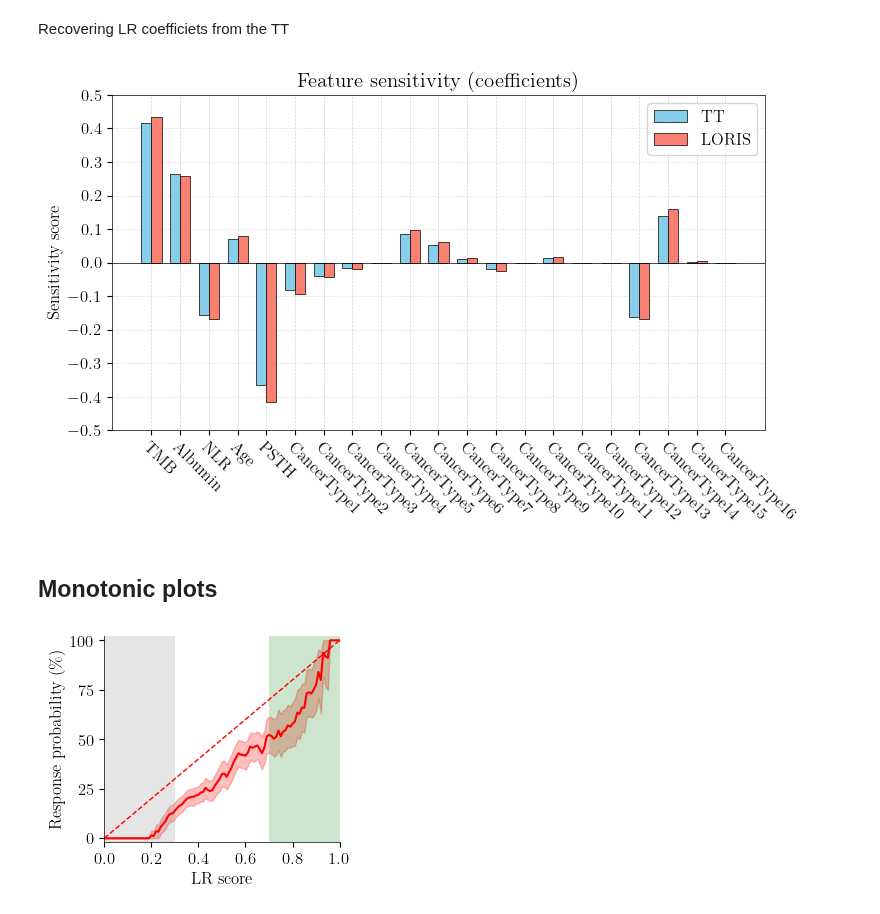
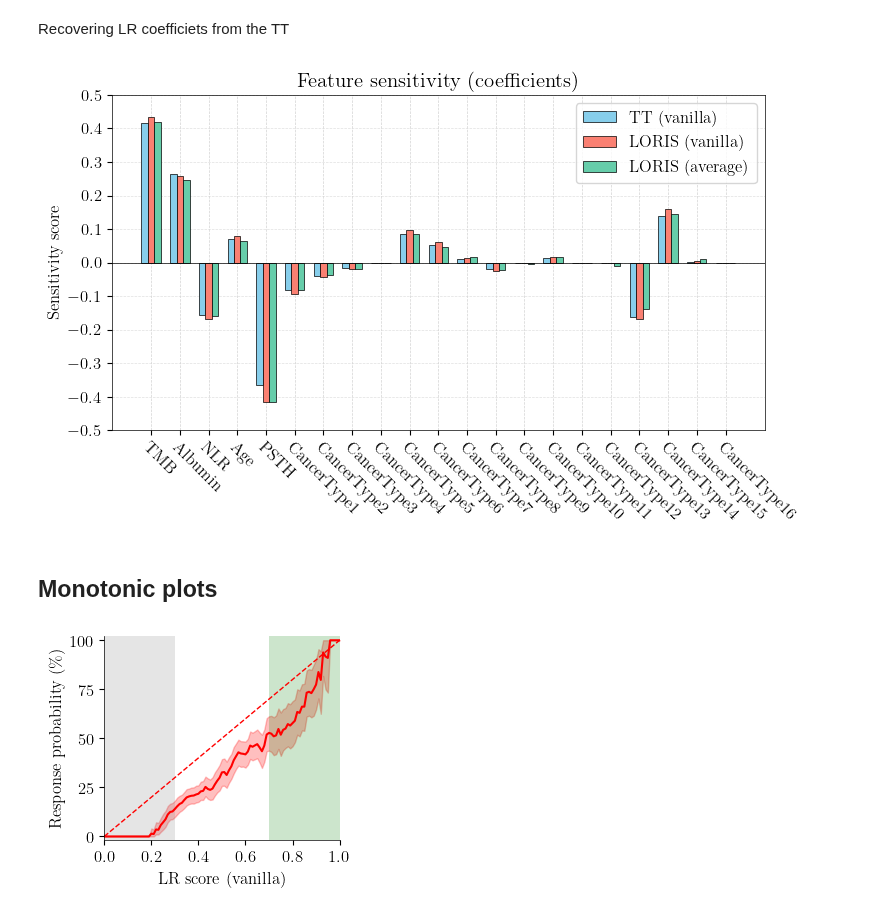
Before and after one commit to joserapa98/tns4loris, a Jupyter notebook: interpretability/interpretability.ipynb, the cells around one changed output. Saved outputs shown, nothing was run; the diff lists cells and outputs as text; code cells hidden in the pictures.

```diff
--- a/interpretability/interpretability.ipynb
+++ b/interpretability/interpretability.ipynb
@@ -85,7 +100,7 @@ dtype          = torch.float
 verbose        = False
 
 print('* TENSORIZING MODEL:')
-mps = tensorize(model=loris,
+mps = tensorize(model=loris_van,
                 x_train=xt_train,
                 y_train=yt_train,
                 x_test=xt_test,
@@ -654,14 +706,16 @@ for feat in featuresNA:
                                               scalers_dict=scalers_train))
 # %%
 # Bar plot setup
-x = torch.arange(len(featuresNA))  # label locations
-width = 0.35  # width of the bars
+x = torch.arange(len(featuresNA)) * 2  # label locations
+width = 0.45  # width of the bars
 
 fig, ax = plt.subplots(figsize=(8, 5))
-bars1 = ax.bar(x - width/2, tt_scores, width,
-               label='TT', color='skyblue', edgecolor='black', linewidth=0.5)
-bars2 = ax.bar(x + width/2, lr_scores, width,
-               label='LORIS', color='salmon', edgecolor='black', linewidth=0.5)
+bars1 = ax.bar(x - width, tt_scores, width,
+               label='TT (vanilla)', color='skyblue', edgecolor='black', linewidth=0.5)
+bars2 = ax.bar(x, lr_van_scores, width,
+               label='LORIS (vanilla)', color='salmon', edgecolor='black', linewidth=0.5)
+bars3 = ax.bar(x + width, lr_avg_scores, width,
+               label='LORIS (average)', color='mediumaquamarine', edgecolor='black', linewidth=0.5)
 
 # Axes settings
 # ax.set_xlabel('Feature')
@@ -670,7 +724,7 @@ ax.set_title('Feature sensitivity (marginalizing)')
 ax.set_xticks(x)
 ax.set_xticklabels([plot_labels[feat] for feat in featuresNA],
                    rotation=-45, ha='left', rotation_mode='anchor')
-ax.legend(loc='upper right')
+ax.legend(loc='lower center')
 
 # Horizontal line at y=0
 ax.axhline(0, color='black', linewidth=0.5)
@@ -682,7 +736,7 @@ for xpos in x:
 
 # Y-ticks every 0.1
 ymin, ymax = ax.get_ylim()
-yticks = np.arange(round(ymin,1), round(ymax+0.1,1), 0.2)
+yticks = np.arange(round(ymin,1), round(ymax+0.1,1), 0.3)
 ax.set_yticks(yticks)
 
 # Horizontal grey lines at each y-tick
@@ -700,55 +754,62 @@ plt.show()
 Recovering LR coefficiets from the TT
 # %%
 # Collect sensitivity scores
-lr_scores = loris.coef_.tolist()[0]
+lr_van_scores = []
+lr_avg_scores = []
 tt_scores = []
 for feat in featuresNA:
+    lr_van_scores.append(feature_sensitivity_coeffs(feat, lr_van_model, xt_train,
+                                                    featuresNA, scalers_train))
+    lr_avg_scores.append(feature_sensitivity_coeffs(feat, lr_avg_model, xt_train,
+                                                    featuresNA, scalers_train))
     tt_scores.append(feature_sensitivity_coeffs(feat, tt_model, xt_train,
                                                 featuresNA, scalers_train))
 # %%
 # Bar plot setup
-x = torch.arange(len(featuresNA))  # label locations
-width = 0.35  # width of the bars
+x = torch.arange(len(featuresNA)) * 2  # label locations
+width = 0.45  # width of the bars
 
 fig, ax = plt.subplots(figsize=(8, 5))
-bars1 = ax.bar(x - width/2, tt_scores, width,
-               label='TT', color='skyblue', edgecolor='black', linewidth=0.5)
-bars2 = ax.bar(x + width/2, lr_scores, width,
-               label='LORIS', color='salmon', edgecolor='black', linewidth=0.5)
+bars1 = ax.bar(x - width, tt_scores, width,
+               label='TT (vanilla)', color='skyblue', edgecolor='black', linewidth=0.5)
+bars2 = ax.bar(x, lr_van_scores, width,
+               label='LORIS (vanilla)', color='salmon', edgecolor='black', linewidth=0.5)
+bars3 = ax.bar(x + width, lr_avg_scores, width,
+               label='LORIS (average)', color='mediumaquamarine', edgecolor='black', linewidth=0.5)
 
 # Axes settings
 # ax.set_xlabel('Feature')
 ax.set_ylabel('Sensitivity score')
 ax.set_title('Feature sensitivity (coefficients)')
 ax.set_xticks(x)
 ax.set_xticklabels([plot_labels[feat] for feat in featuresNA],
                    rotation=-45, ha='left', rotation_mode='anchor')
 ax.legend(loc='upper right')
 
 # Horizontal line at y=0
 ax.axhline(0, color='black', linewidth=0.5)
 
 # Vertical lines at each x-tick
 for xpos in x:
     ax.axvline(x=xpos, color='lightgrey',
                linestyle='--', linewidth=0.5, alpha=1, zorder=-1)
 
 # Y-ticks every 0.1
 ymin, ymax = ax.get_ylim()
 yticks = np.arange(round(ymin,1), round(ymax+0.1,1), 0.1)
 ax.set_yticks(yticks)
 
 # Horizontal grey lines at each y-tick
 for y in yticks:
     ax.axhline(y=y, color='lightgrey',
                linestyle='--', linewidth=0.5, alpha=0.7, zorder=-1)
 
 plt.tight_layout()
 plt.savefig(os.path.join(figures_dir, 'feat_sensitivity_coeffs.pdf'),
             bbox_inches='tight')
 plt.show()
 # %% [output]
-[figure, old version]
+[figure, new version]
 # %% [markdown]
 ## Monotonic plots
 # %%
@@ -782,10 +843,10 @@ y_train = data_train[phenoNA].values
 xt_train = torch.from_numpy(x_train).float()
 yt_train = torch.from_numpy(y_train)
 # %%
-response_curve(lr_model, xt_train, yt_train, xlabel='LR score')
+response_curve(lr_van_model, xt_train, yt_train, xlabel='LR score (vanilla)')
 
-plt.savefig(os.path.join(figures_dir, 'monotonic_lr.pdf'),
+plt.savefig(os.path.join(figures_dir, 'monotonic_lr_van.pdf'),
             bbox_inches='tight')
 plt.show()
 # %% [output]
-[figure, old version]
+[figure, new version]
```
Also changed, not shown: parts of 21 cells of this notebook, 8 other files.
